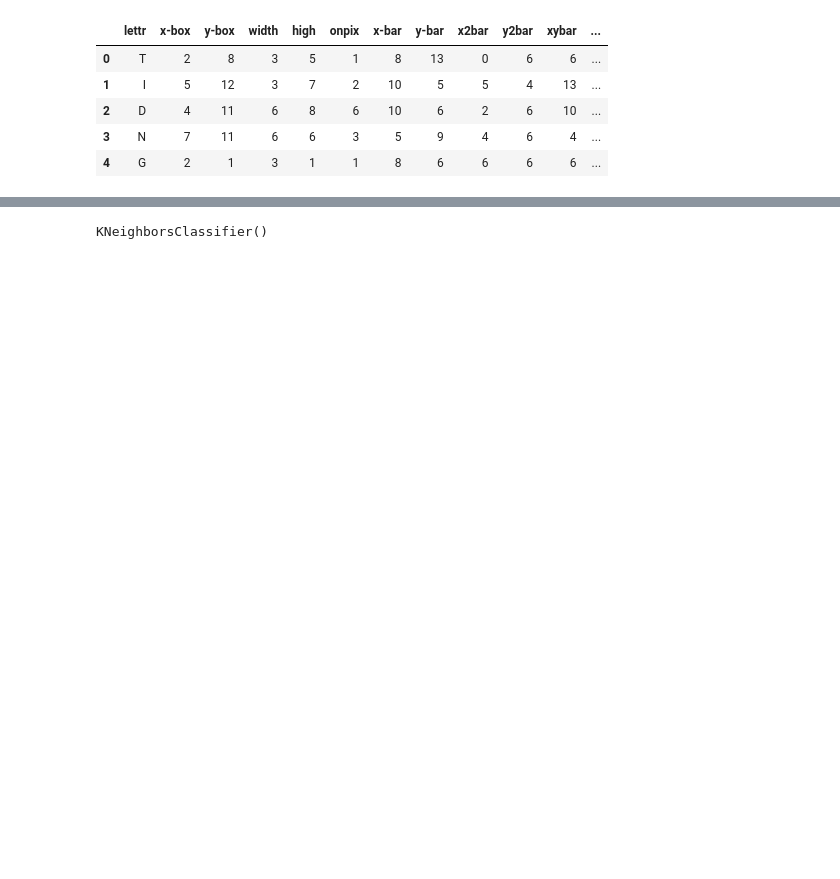
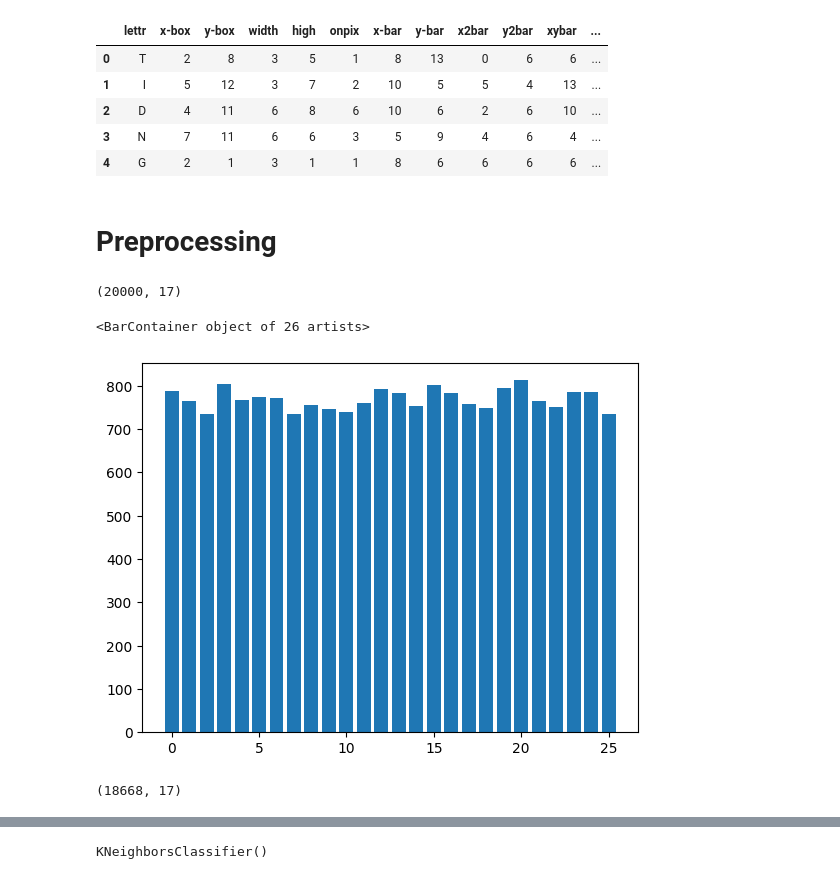
Before and after one commit to VitahuHere/pro1d, a Jupyter notebook: projekt/main.ipynb, the cells around one changed output, grey strips where cells are left out. Cells and saved outputs as stored; diff of their text form; code cells hidden in the pictures; blank space fills up the shorter version.

```diff
--- a/projekt/main.ipynb
+++ b/projekt/main.ipynb
@@ -40,3 +63,14 @@ data.head()
 | 4 | G | 2 | 1 | 3 | 1 | 1 | 8 | 6 | 6 | 6 | 6 | ... |
 # %%
 data["lettr"] = data["lettr"].apply(lambda x: ord(x) - 65)
+# %% [markdown]
+# Preprocessing
+# %%
+data.shape
+# %% [output]
+(20000, 17)
+# %%
+plt.bar(data["lettr"].value_counts().index, data["lettr"].value_counts().values)
+# %% [output]
+<BarContainer object of 26 artists>
+[figure, added]
@@ -42,0 +80,4 @@ data["lettr"] = data["lettr"].apply(lambda x: ord(x) - 65)
+# %%
+data.shape
+# %% [output]
+(18668, 17)
```
Also changed, not shown: parts of 21 cells of this notebook.
